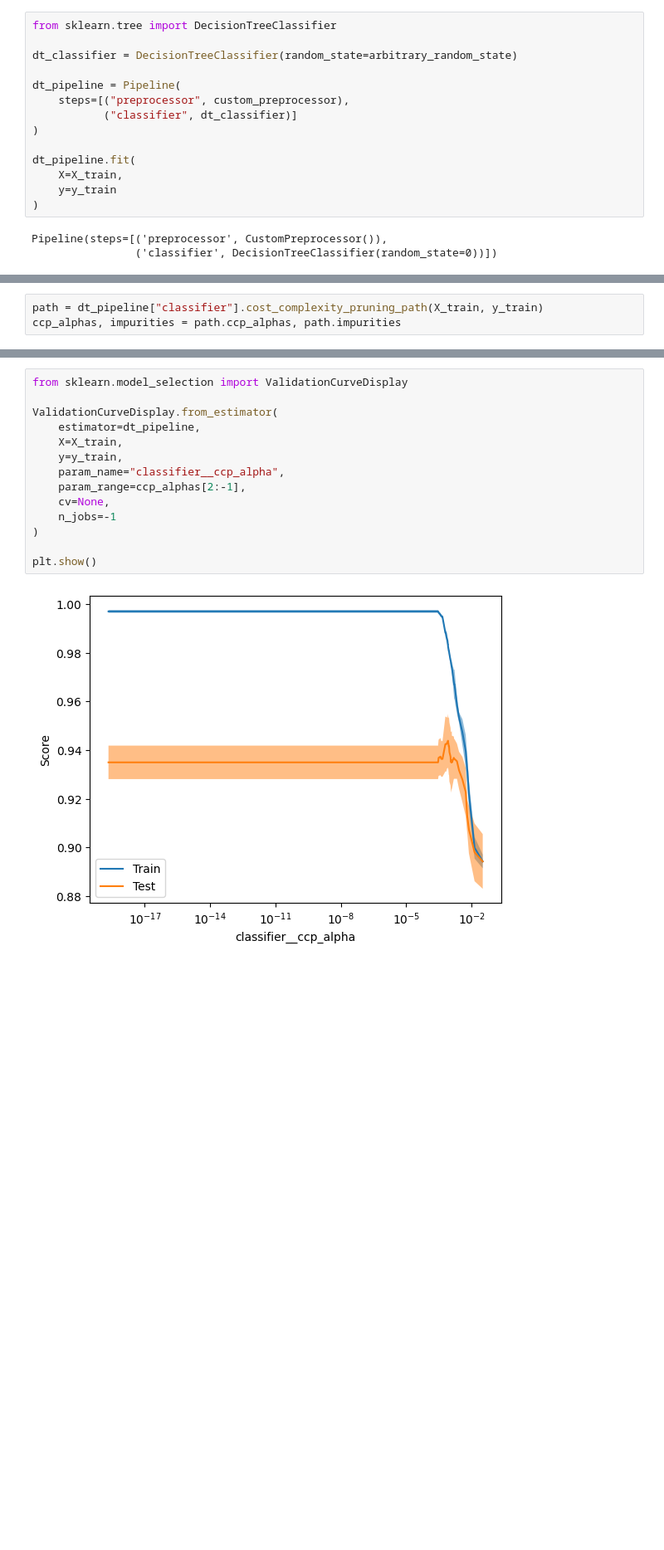
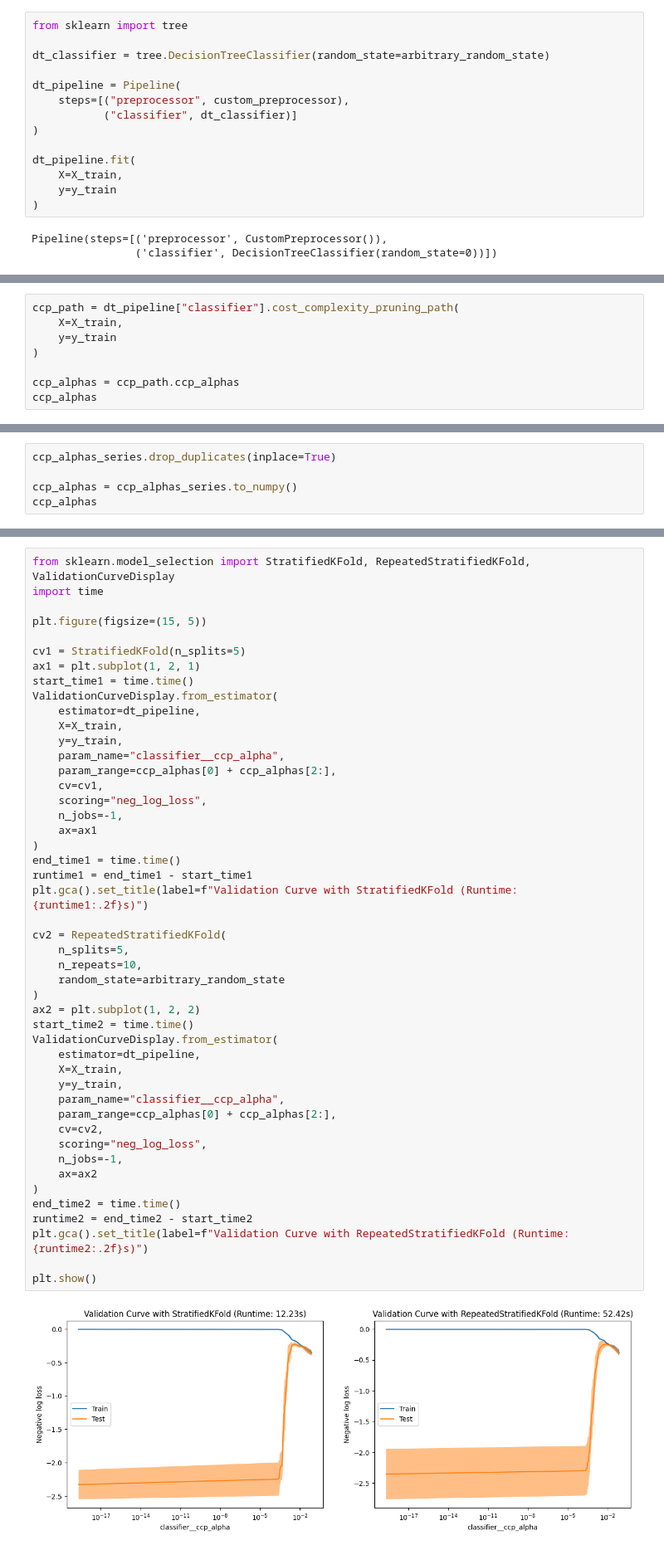
Before and after one commit to garudapaksi-yusuf/Iranian_Telecom_Churn, a Jupyter notebook: notebook/3. Data Modeling.ipynb, the cells around one changed output, grey strips where cells are left out. Shown: that part at 83% size. Drawn from its saved outputs; the diff is of its cells as text; blank space fills up the shorter version.

```diff
--- a/notebook/3. Data Modeling.ipynb
+++ b/notebook/3. Data Modeling.ipynb
@@ -429,7 +452,7 @@ Tetapi ia juga memiliki kelemahan, yakni decision tree learners create biased tr
 # %%
-from sklearn.tree import DecisionTreeClassifier
+from sklearn import tree
 
-dt_classifier = DecisionTreeClassifier(random_state=arbitrary_random_state)
+dt_classifier = tree.DecisionTreeClassifier(random_state=arbitrary_random_state)
 
 dt_pipeline = Pipeline(
     steps=[("preprocessor", custom_preprocessor),
@@ -462,3 +518,8 @@ dt_pipeline["classifier"].get_params()
 # %%
-path = dt_pipeline["classifier"].cost_complexity_pruning_path(X_train, y_train)
-ccp_alphas, impurities = path.ccp_alphas, path.impurities
+ccp_path = dt_pipeline["classifier"].cost_complexity_pruning_path(
+    X=X_train,
+    y=y_train
+)
+
+ccp_alphas = ccp_path.ccp_alphas
+ccp_alphas
@@ -511,0 +559,5 @@ array([ 0.00000000e+00, -1.08420217e-19,  2.16840434e-19,  2.07975875e-04,
+# %%
+ccp_alphas_series.drop_duplicates(inplace=True)
+
+ccp_alphas = ccp_alphas_series.to_numpy()
+ccp_alphas
@@ -512,16 +603,49 @@ array([ 0.00000000e+00, -1.08420217e-19,  2.16840434e-19,  2.07975875e-04,
 # %%
-from sklearn.model_selection import ValidationCurveDisplay
+from sklearn.model_selection import StratifiedKFold, RepeatedStratifiedKFold, ValidationCurveDisplay
+import time
 
+plt.figure(figsize=(15, 5))
+
+cv1 = StratifiedKFold(n_splits=5)
+ax1 = plt.subplot(1, 2, 1)
+start_time1 = time.time()
 ValidationCurveDisplay.from_estimator(
     estimator=dt_pipeline,
     X=X_train,
     y=y_train,
     param_name="classifier__ccp_alpha",
-    param_range=ccp_alphas[2:-1],
-    cv=None,
-    n_jobs=-1
+    param_range=ccp_alphas[0] + ccp_alphas[2:],
+    cv=cv1,
+    scoring="neg_log_loss",
+    n_jobs=-1,
+    ax=ax1
 )
+end_time1 = time.time()
+runtime1 = end_time1 - start_time1
+plt.gca().set_title(label=f"Validation Curve with StratifiedKFold (Runtime: {runtime1:.2f}s)")
+
+cv2 = RepeatedStratifiedKFold(
+    n_splits=5,
+    n_repeats=10,
+    random_state=arbitrary_random_state
+)
+ax2 = plt.subplot(1, 2, 2)
+start_time2 = time.time()
+ValidationCurveDisplay.from_estimator(
+    estimator=dt_pipeline,
+    X=X_train,
+    y=y_train,
+    param_name="classifier__ccp_alpha",
+    param_range=ccp_alphas[0] + ccp_alphas[2:],
+    cv=cv2,
+    scoring="neg_log_loss",
+    n_jobs=-1,
+    ax=ax2
+)
+end_time2 = time.time()
+runtime2 = end_time2 - start_time2
+plt.gca().set_title(label=f"Validation Curve with RepeatedStratifiedKFold (Runtime: {runtime2:.2f}s)")
 
 plt.show()
 # %% [output]
-[figure, old version]
+[figure, new version]
```
Also changed, not shown: parts of 61 cells of this notebook.
